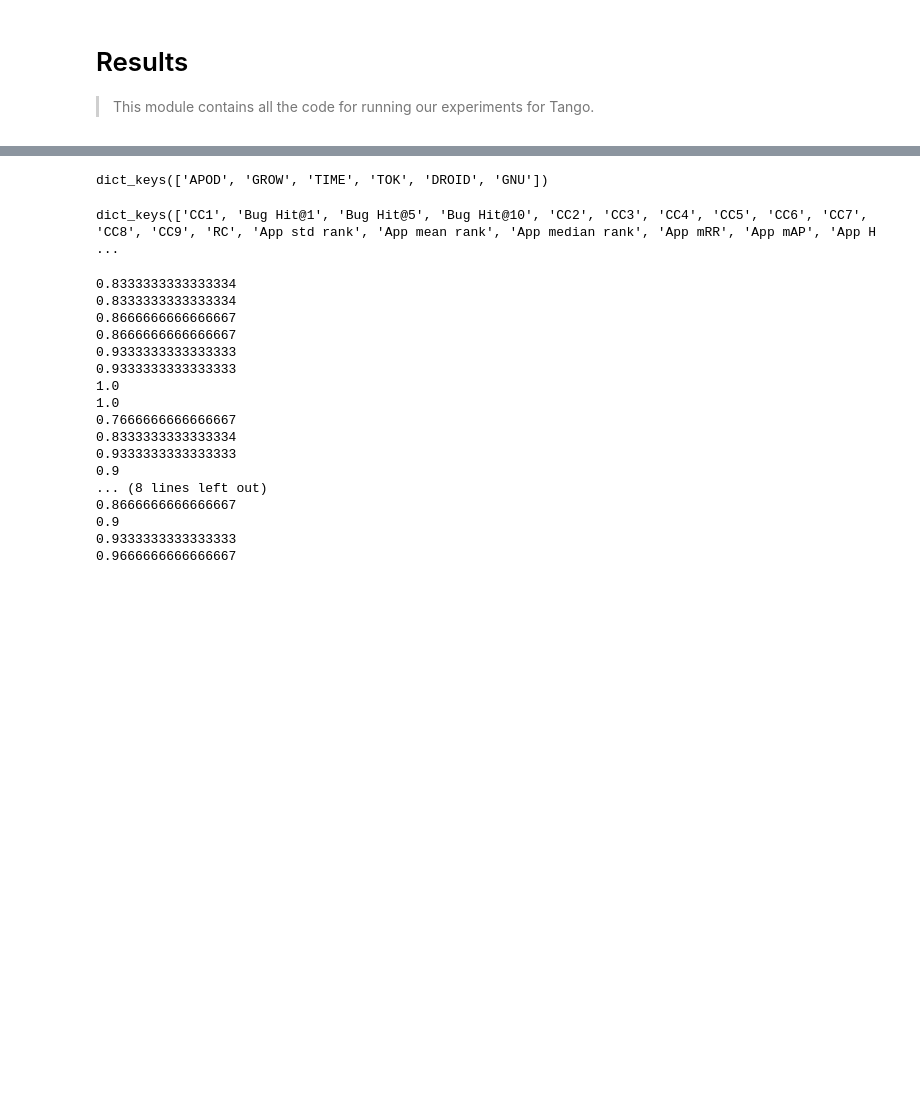
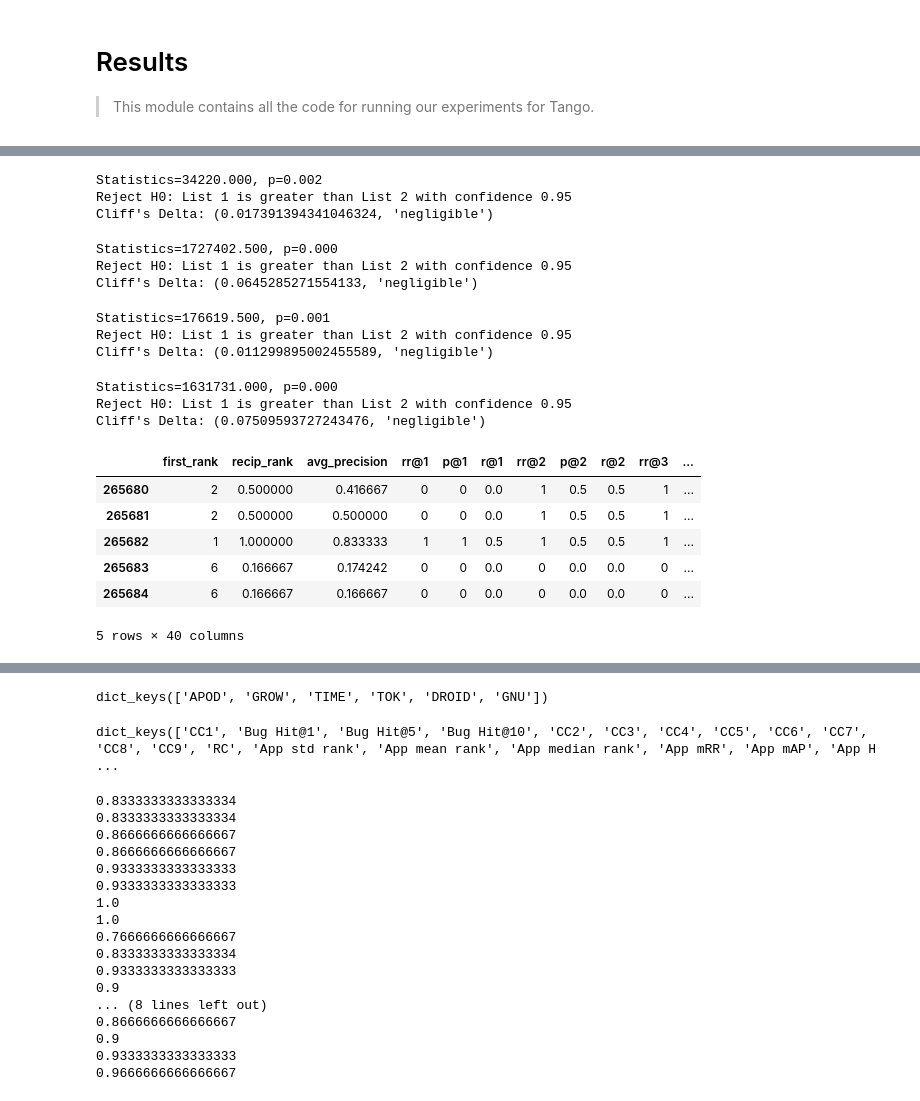
Before and after one commit to ncoop57/tango, a Jupyter notebook: nbs/08_interp_results.ipynb, the cells around one changed output, grey strips where cells are left out. Saved outputs shown, nothing was run; the diff lists cells and outputs as text; code cells hidden in the pictures; blank space fills up the shorter version.

```diff
--- a/nbs/08_interp_results.ipynb
+++ b/nbs/08_interp_results.ipynb
@@ -19,0 +99,30 @@ from tqdm.auto import tqdm
+# %%
+best_M01_f_lcs_model = (
+    all_run_results_df
+    .loc[all_run_results_df['model'] == 'M01']
+    .loc[all_run_results_df['vwords'] == '1000vw']
+    .loc[all_run_results_df['fps'] == '5ftk']
+    .loc[all_run_results_df['technique'] == 'bovw_lcs']
+    .loc[all_run_results_df['setting'] == 'setting2']
+    .copy()
+)
+
+best_M01_w_lcs_model = (
+    all_run_results_df
+    .loc[all_run_results_df['model'] == 'M01']
+    .loc[all_run_results_df['vwords'] == '1000vw']
+    .loc[all_run_results_df['fps'] == '5ftk']
+    .loc[all_run_results_df['technique'] == 'bovw_weighted_lcs']
+    .loc[all_run_results_df['setting'] == 'setting2']
+    .copy()
+)
+
+best_M01_model = (
+    setting2_run_results_df
+    .loc[all_run_results_df['model'] == 'M01']
+    .loc[all_run_results_df['vwords'] == '1000vw']
+    .loc[all_run_results_df['fps'] == '5ftk']
+    .loc[all_run_results_df['technique'] == 'bovw']
+    .loc[all_run_results_df['setting'] == 'setting2']
+    .copy()
+)
@@ -19,0 +192,38 @@ from tqdm.auto import tqdm
+# %%
+significance(best_overall_trn_combin_M01_model, best_overall_trn_M01_model, 'recip_rank')
+print('Cliff\'s Delta:', cliffsDelta(best_overall_trn_combin_M01_model, best_overall_trn_M01_model, 'recip_rank'))
+# %% [output]
+Statistics=34220.000, p=0.002
+Reject H0: List 1 is greater than List 2 with confidence 0.95
+Cliff's Delta: (0.017391394341046324, 'negligible')
+# %%
+significance(best_M01_f_lcs_model, best_M01_w_lcs_model, 'recip_rank')
+print('Cliff\'s Delta:', cliffsDelta(best_M01_f_lcs_model, best_M01_w_lcs_model, 'recip_rank'))
+# %% [output]
+Statistics=1727402.500, p=0.000
+Reject H0: List 1 is greater than List 2 with confidence 0.95
+Cliff's Delta: (0.0645285271554133, 'negligible')
+# %%
+significance(best_M01_model, best_M01_f_lcs_model, 'recip_rank')
+print('Cliff\'s Delta:', cliffsDelta(best_M01_model, best_M01_f_lcs_model, 'recip_rank'))
+# %% [output]
+Statistics=176619.500, p=0.001
+Reject H0: List 1 is greater than List 2 with confidence 0.95
+Cliff's Delta: (0.011299895002455589, 'negligible')
+# %%
+significance(best_M01_model, best_M01_w_lcs_model, 'recip_rank')
+print('Cliff\'s Delta:', cliffsDelta(best_M01_model, best_M01_w_lcs_model, 'recip_rank'))
+# %% [output]
+Statistics=1631731.000, p=0.000
+Reject H0: List 1 is greater than List 2 with confidence 0.95
+Cliff's Delta: (0.07509593727243476, 'negligible')
+# %%
+best_M01_f_lcs_model.head()
+# %% [output]
+|  | first_rank | recip_rank | avg_precision | rr@1 | p@1 | r@1 | rr@2 | p@2 | r@2 | rr@3 | ... |
+| 265680 | 2 | 0.500000 | 0.416667 | 0 | 0 | 0.0 | 1 | 0.5 | 0.5 | 1 | ... |
+| 265681 | 2 | 0.500000 | 0.500000 | 0 | 0 | 0.0 | 1 | 0.5 | 0.5 | 1 | ... |
+| 265682 | 1 | 1.000000 | 0.833333 | 1 | 1 | 0.5 | 1 | 0.5 | 0.5 | 1 | ... |
+| 265683 | 6 | 0.166667 | 0.174242 | 0 | 0 | 0.0 | 0 | 0.0 | 0.0 | 0 | ... |
+| 265684 | 6 | 0.166667 | 0.166667 | 0 | 0 | 0.0 | 0 | 0.0 | 0.0 | 0 | ... |
+5 rows × 40 columns
```
Also changed, not shown: parts of 22 cells of this notebook.
